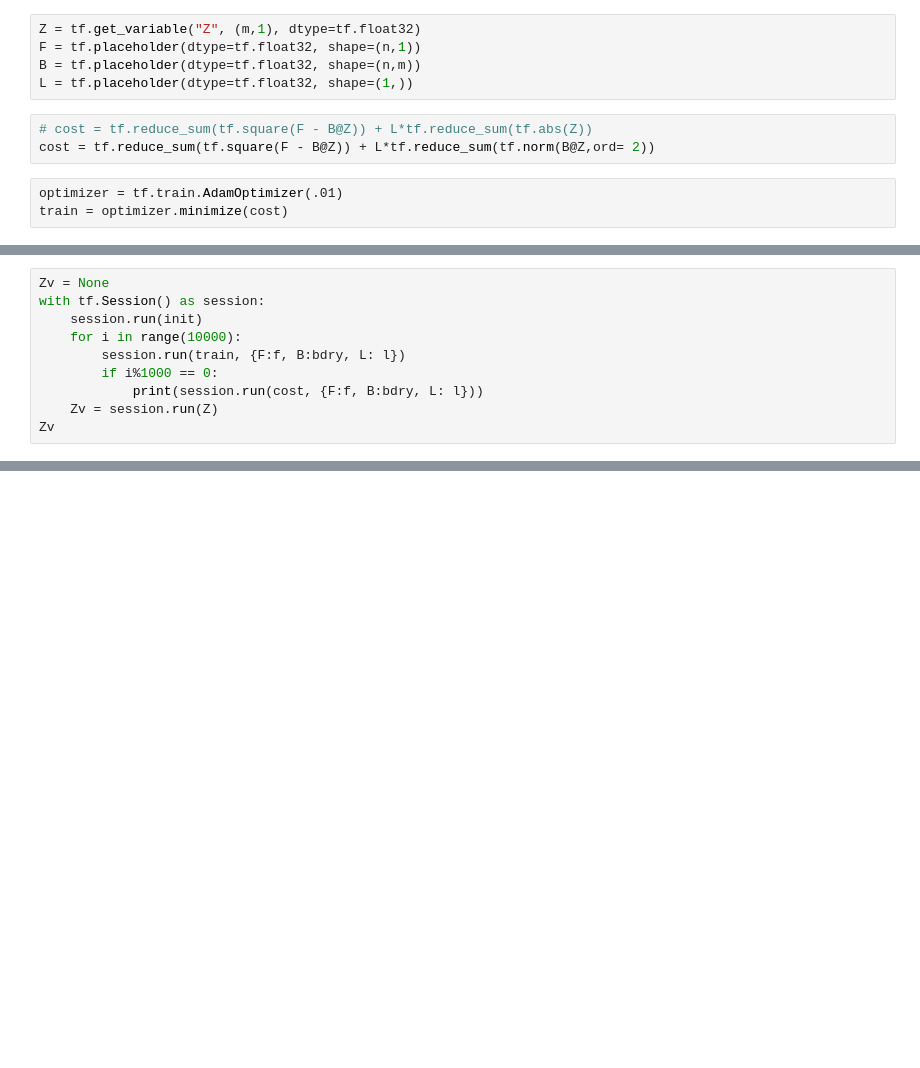
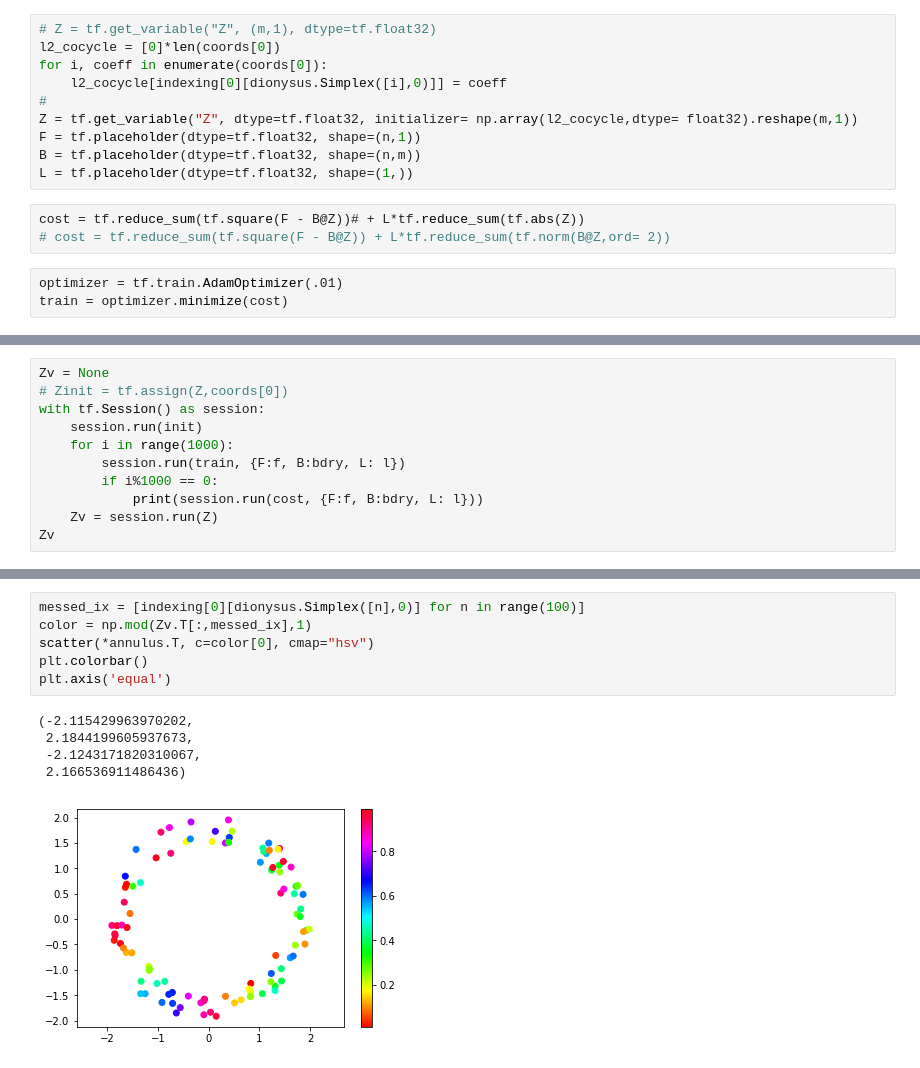
Before and after one commit to michiexile/icerm-tda-2019-08, a Jupyter notebook: Test_Annulus_edge_sparse.ipynb, the cells around one changed output, grey strips where cells are left out. Drawn from its saved outputs; the diff is of its cells as text; blank space fills up the shorter version.

Commit message:
v2 test annulus

```diff
--- a/Test_Annulus_edge_sparse.ipynb
+++ b/Test_Annulus_edge_sparse.ipynb
@@ -106,13 +106,18 @@ for c2 in cocycles[0]:
     f[indexing[1][vr[c2.index]]] = c2.element
 bdry = CBd[0]
 # %%
-Z = tf.get_variable("Z", (m,1), dtype=tf.float32)
+# Z = tf.get_variable("Z", (m,1), dtype=tf.float32)
+l2_cocycle = [0]*len(coords[0])
+for i, coeff in enumerate(coords[0]):
+    l2_cocycle[indexing[0][dionysus.Simplex([i],0)]] = coeff
+#
+Z = tf.get_variable("Z", dtype=tf.float32, initializer= np.array(l2_cocycle,dtype= float32).reshape(m,1))
 F = tf.placeholder(dtype=tf.float32, shape=(n,1))
 B = tf.placeholder(dtype=tf.float32, shape=(n,m))
 L = tf.placeholder(dtype=tf.float32, shape=(1,))
 # %%
-# cost = tf.reduce_sum(tf.square(F - B@Z)) + L*tf.reduce_sum(tf.abs(Z))
-cost = tf.reduce_sum(tf.square(F - B@Z)) + L*tf.reduce_sum(tf.norm(B@Z,ord= 2))
+cost = tf.reduce_sum(tf.square(F - B@Z))# + L*tf.reduce_sum(tf.abs(Z))
+# cost = tf.reduce_sum(tf.square(F - B@Z)) + L*tf.reduce_sum(tf.norm(B@Z,ord= 2))
 # %%
 optimizer = tf.train.AdamOptimizer(.01)
 train = optimizer.minimize(cost)
@@ -121,8 +128,9 @@ init = tf.global_variables_initializer()
 # %%
 Zv = None
+# Zinit = tf.assign(Z,coords[0])
 with tf.Session() as session:
     session.run(init)
-    for i in range(10000):
+    for i in range(1000):
         session.run(train, {F:f, B:bdry, L: l})
         if i%1000 == 0:
             print(session.run(cost, {F:f, B:bdry, L: l}))
@@ -158,0 +158,12 @@ array([[ 4.0378594 ],
+# %%
+messed_ix = [indexing[0][dionysus.Simplex([n],0)] for n in range(100)]
+color = np.mod(Zv.T[:,messed_ix],1)
+scatter(*annulus.T, c=color[0], cmap="hsv")
+plt.colorbar()
+plt.axis('equal')
+# %% [output]
+(-2.115429963970202,
+ 2.1844199605937673,
+ -2.1243171820310067,
+ 2.166536911486436)
+[figure, added]
```
Also changed, not shown: parts of 7 cells of this notebook.
